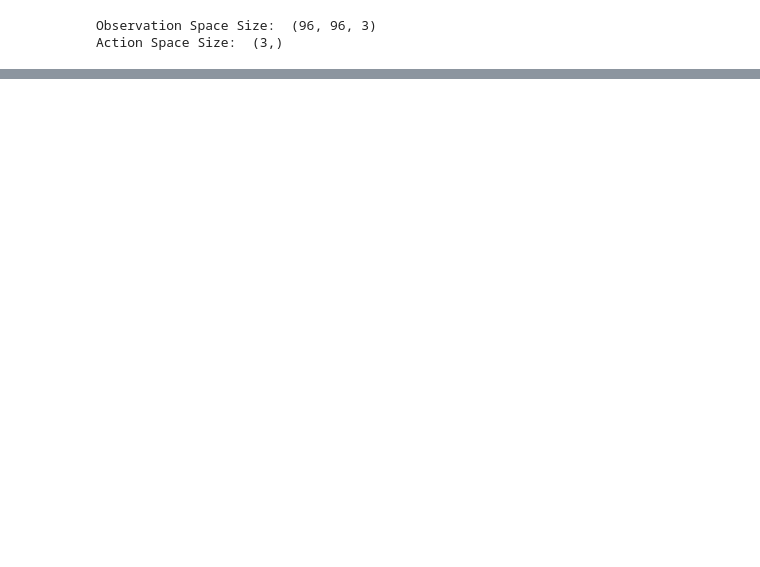
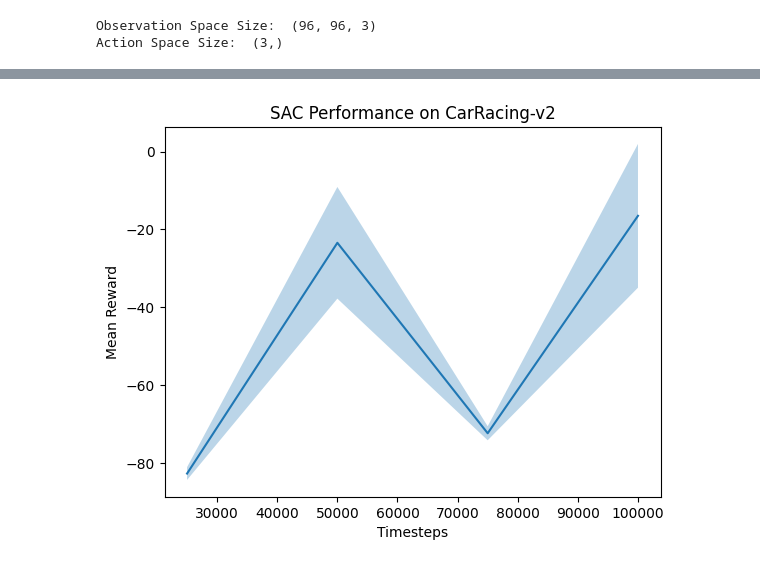
Before and after one commit to kuds/rl-car-racing, a Jupyter notebook: [Car Racing] Soft Actor-Critic (SAC).ipynb, the cells around one changed output, grey strips where cells are left out. Saved outputs shown, nothing was run; the diff lists cells and outputs as text; code cells hidden in the pictures; blank space fills up the shorter version.

```diff
--- a/[Car Racing] Soft Actor-Critic (SAC).ipynb
+++ b/[Car Racing] Soft Actor-Critic (SAC).ipynb
@@ -131,24 +160,26 @@ env.close()
 # %%
 # Load the evaluations.npz file
 data = numpy.load(os.path.join(log_dir, "evaluations.npz"))
 
 # Extract the relevant data
 timesteps = data['timesteps']
 results = data['results']
 
 # Calculate the mean and standard deviation of the results
 mean_results = numpy.mean(results, axis=1)
 std_results = numpy.std(results, axis=1)
 
 # Plot the results
 matplotlib.pyplot.figure()
 matplotlib.pyplot.plot(timesteps, mean_results)
 matplotlib.pyplot.fill_between(timesteps,
                                mean_results - std_results,
                                mean_results + std_results,
                                alpha=0.3)
 
 matplotlib.pyplot.xlabel("Timesteps")
 matplotlib.pyplot.ylabel("Mean Reward")
-matplotlib.pyplot.title(f"SAC Performance on {env_str}}")
+matplotlib.pyplot.title(f"SAC Performance on {env_str}")
 matplotlib.pyplot.show()
+# %% [output]
+[figure, added]
```
Also changed, not shown: parts of 9 cells of this notebook.
